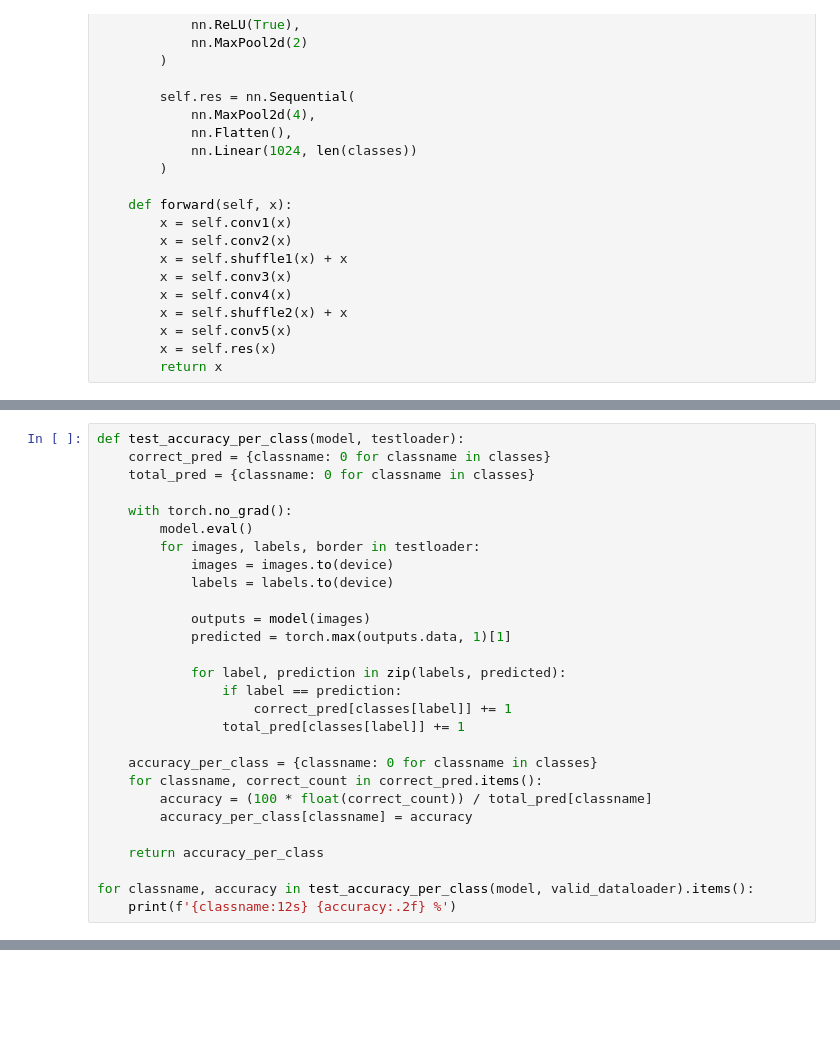
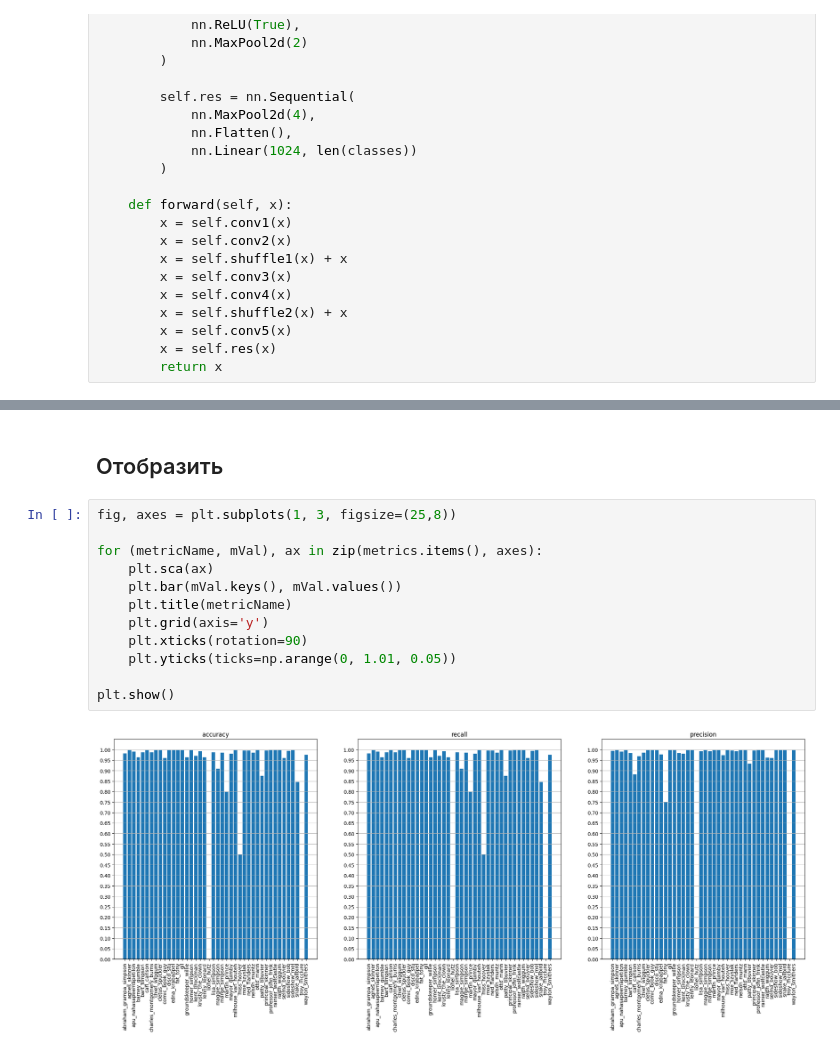
Before and after one commit to JooudDoo/AI_Tasks, a Jupyter notebook: 01_Task/main2.ipynb, the cells around one changed output, grey strips where cells are left out. Cells and saved outputs as stored; diff of their text form; blank space fills up the shorter version.

```diff
--- a/01_Task/main2.ipynb
+++ b/01_Task/main2.ipynb
@@ -288,28 +346,0 @@ plt.show()
-# %%
-def test_accuracy_per_class(model, testloader):
-    correct_pred = {classname: 0 for classname in classes}
-    total_pred = {classname: 0 for classname in classes}
-
-    with torch.no_grad():
-        model.eval()
-        for images, labels, border in testloader:
-            images = images.to(device)
-            labels = labels.to(device)
-
-            outputs = model(images)
-            predicted = torch.max(outputs.data, 1)[1]
-
-            for label, prediction in zip(labels, predicted):
-                if label == prediction:
-                    correct_pred[classes[label]] += 1
-                total_pred[classes[label]] += 1
-
-    accuracy_per_class = {classname: 0 for classname in classes}
-    for classname, correct_count in correct_pred.items():
-        accuracy = (100 * float(correct_count)) / total_pred[classname]
-        accuracy_per_class[classname] = accuracy
-
-    return accuracy_per_class
-
-for classname, accuracy in test_accuracy_per_class(model, valid_dataloader).items():
-    print(f'{classname:12s} {accuracy:.2f} %')
@@ -317,0 +447,16 @@ ZeroDivisionError: float division by zero
+# %% [markdown]
+## Отобразить
+# %%
+fig, axes = plt.subplots(1, 3, figsize=(25,8))
+
+for (metricName, mVal), ax in zip(metrics.items(), axes):
+    plt.sca(ax)
+    plt.bar(mVal.keys(), mVal.values())
+    plt.title(metricName)
+    plt.grid(axis='y')
+    plt.xticks(rotation=90)
+    plt.yticks(ticks=np.arange(0, 1.01, 0.05))
+
+plt.show()
+# %% [output]
+[figure, added]
```
Also changed, not shown: parts of 26 cells of this notebook, 2 other files.
